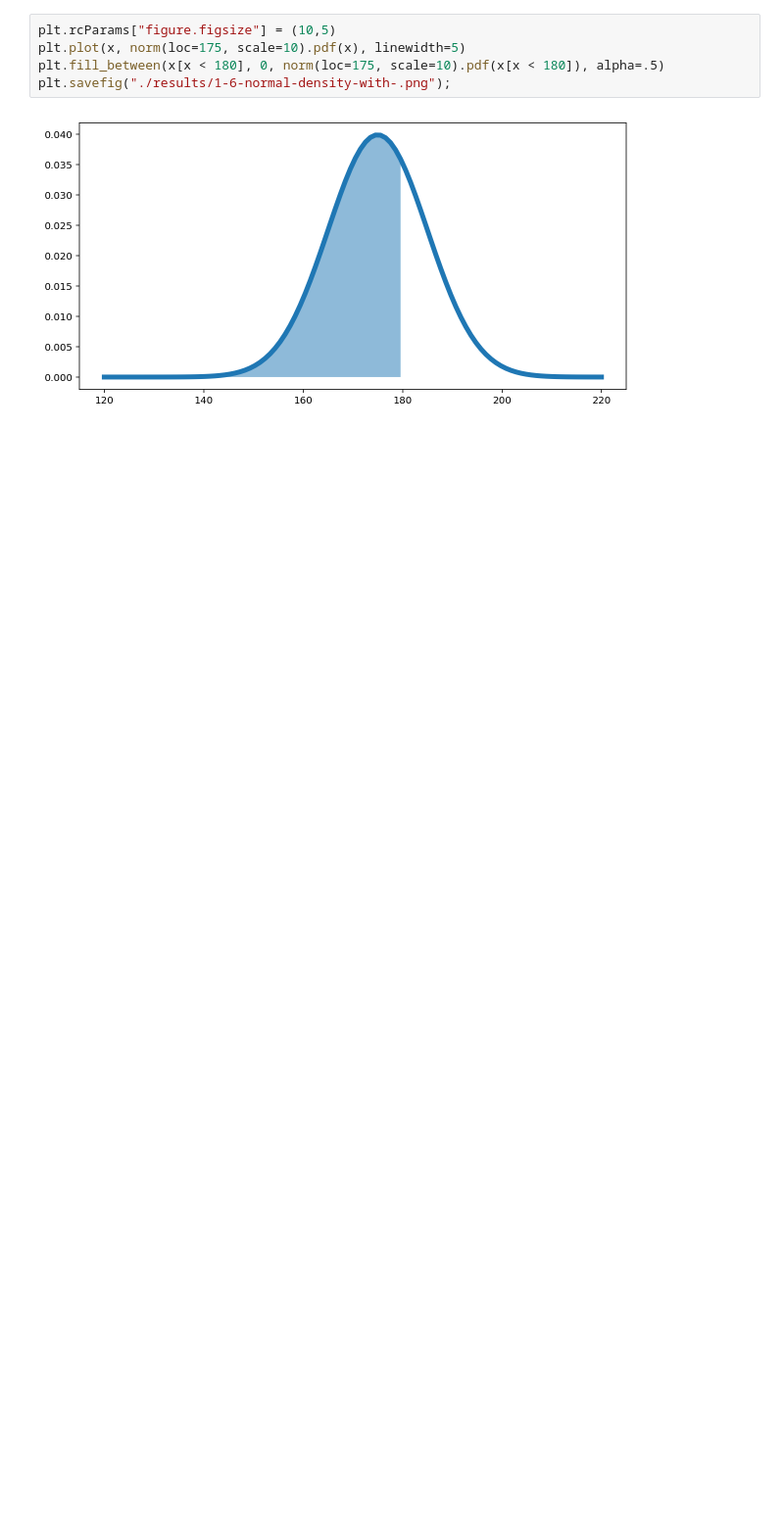
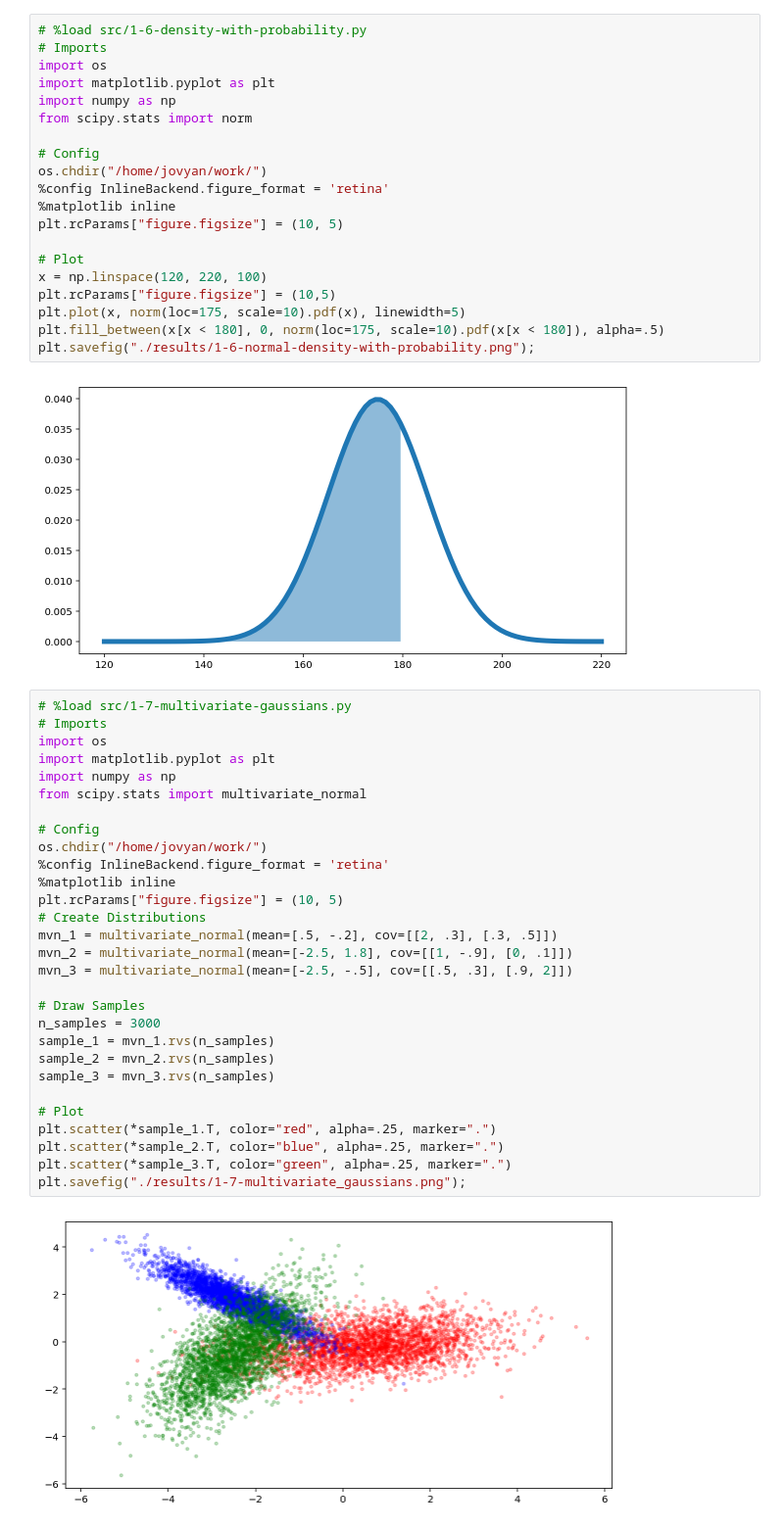
Before and after one commit to jgoerner/advanced-statistics, a Jupyter notebook: statistics/notebooks/Readingguide-1.ipynb, the cells around one changed output. Shown at 98% size. Drawn from its saved outputs; the diff is of its cells as text; blank space fills up the shorter version.

```diff
--- a/statistics/notebooks/Readingguide-1.ipynb
+++ b/statistics/notebooks/Readingguide-1.ipynb
@@ -59,7 +55,53 @@ x = np.linspace(120, 220, 100)
 # %%
+# %load src/1-6-density-with-probability.py
+# Imports
+import os
+import matplotlib.pyplot as plt
+import numpy as np
+from scipy.stats import norm
+
+# Config
+os.chdir("/home/jovyan/work/")
+%config InlineBackend.figure_format = 'retina'
+%matplotlib inline
+plt.rcParams["figure.figsize"] = (10, 5)
+
+# Plot
+x = np.linspace(120, 220, 100)
 plt.rcParams["figure.figsize"] = (10,5)
 plt.plot(x, norm(loc=175, scale=10).pdf(x), linewidth=5)
 plt.fill_between(x[x < 180], 0, norm(loc=175, scale=10).pdf(x[x < 180]), alpha=.5)
-plt.savefig("./results/1-6-normal-density-with-.png");
+plt.savefig("./results/1-6-normal-density-with-probability.png");
 # %% [output]
 [figure]
+# %%
+# %load src/1-7-multivariate-gaussians.py
+# Imports
+import os
+import matplotlib.pyplot as plt
+import numpy as np
+from scipy.stats import multivariate_normal
+
+# Config
+os.chdir("/home/jovyan/work/")
+%config InlineBackend.figure_format = 'retina'
+%matplotlib inline
+plt.rcParams["figure.figsize"] = (10, 5)
+# Create Distributions
+mvn_1 = multivariate_normal(mean=[.5, -.2], cov=[[2, .3], [.3, .5]])
+mvn_2 = multivariate_normal(mean=[-2.5, 1.8], cov=[[1, -.9], [0, .1]])
+mvn_3 = multivariate_normal(mean=[-2.5, -.5], cov=[[.5, .3], [.9, 2]])
+
+# Draw Samples
+n_samples = 3000
+sample_1 = mvn_1.rvs(n_samples)
+sample_2 = mvn_2.rvs(n_samples)
+sample_3 = mvn_3.rvs(n_samples)
+
+# Plot
+plt.scatter(*sample_1.T, color="red", alpha=.25, marker=".")
+plt.scatter(*sample_2.T, color="blue", alpha=.25, marker=".")
+plt.scatter(*sample_3.T, color="green", alpha=.25, marker=".")
+plt.savefig("./results/1-7-multivariate_gaussians.png");
+# %% [output]
+[figure, added]
```
Also changed, not shown: parts of 2 cells of this notebook, 2 other files.
